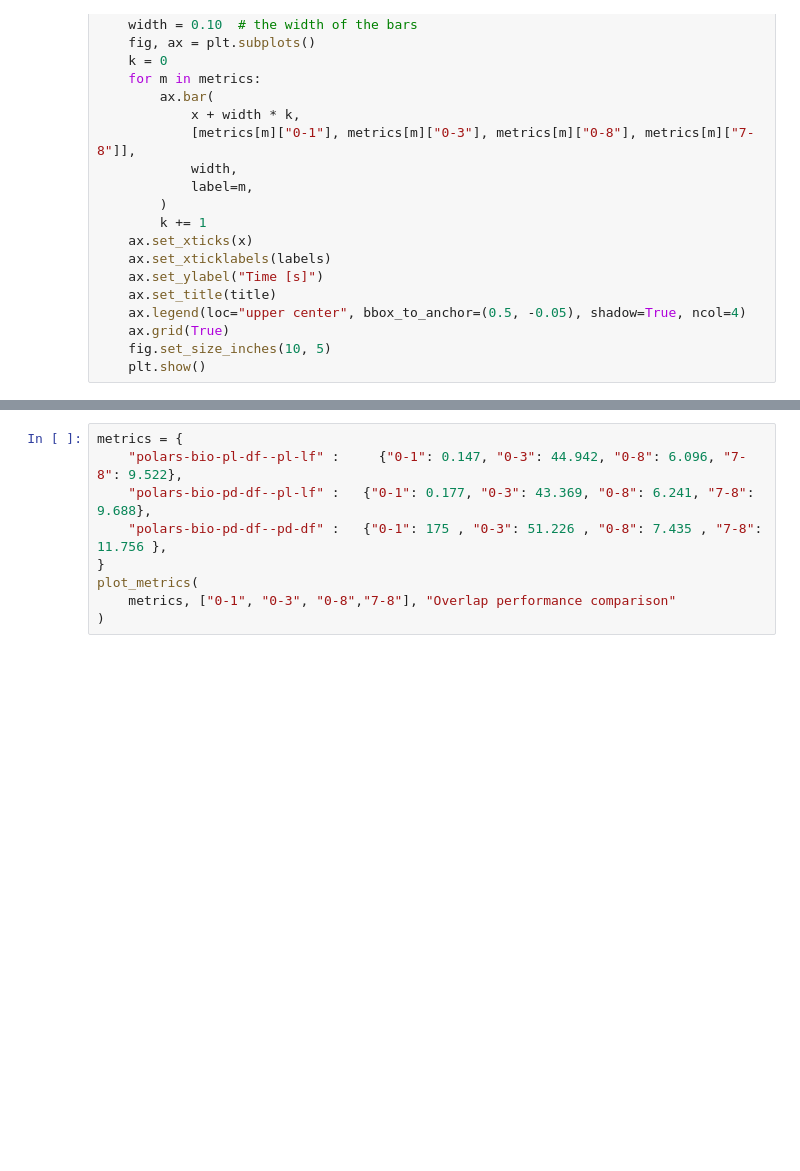
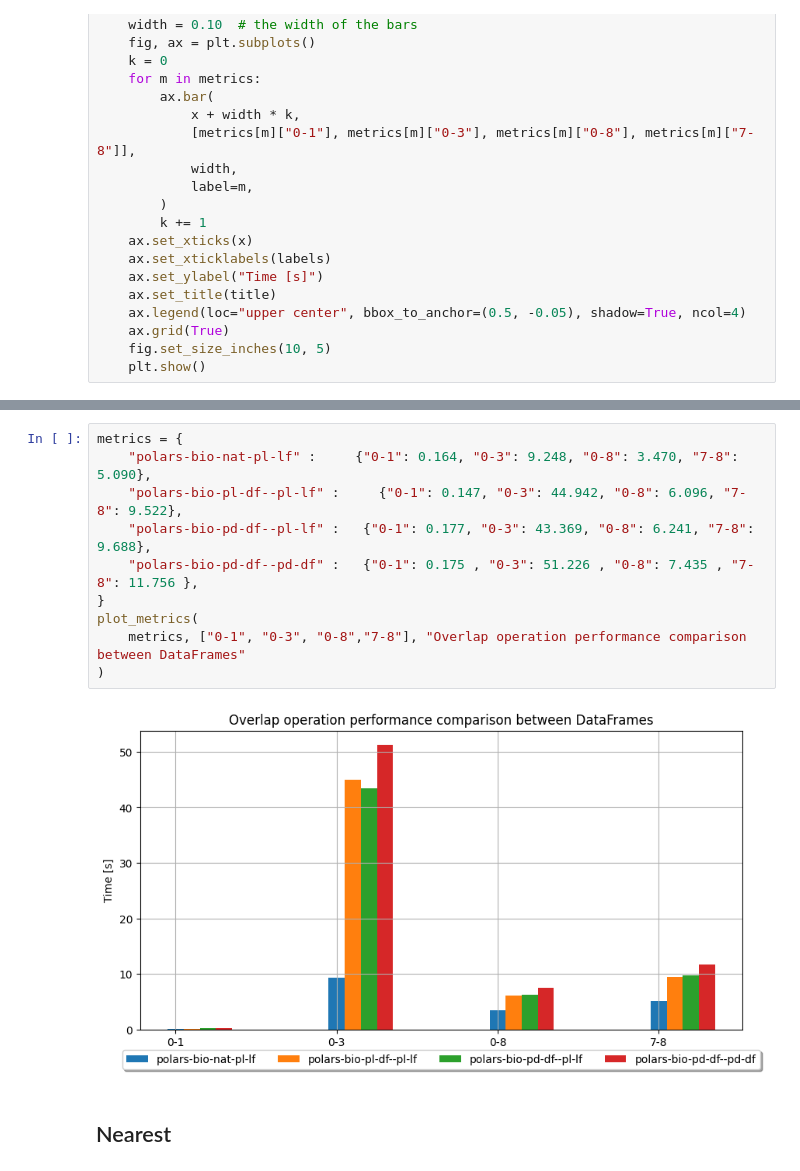
Before and after one commit to zkeram/polars-bio, a Jupyter notebook: benchmark/run_bench.ipynb, the cells around one changed output, grey strips where cells are left out. Saved outputs shown, nothing was run; the diff lists cells and outputs as text; blank space fills up the shorter version.

```diff
--- a/benchmark/run_bench.ipynb
+++ b/benchmark/run_bench.ipynb
@@ -177,9 +203,14 @@ plot_metrics(
 # %%
 metrics = {
+    "polars-bio-nat-pl-lf" :     {"0-1": 0.164, "0-3": 9.248, "0-8": 3.470, "7-8": 5.090},
     "polars-bio-pl-df--pl-lf" :     {"0-1": 0.147, "0-3": 44.942, "0-8": 6.096, "7-8": 9.522},
     "polars-bio-pd-df--pl-lf" :   {"0-1": 0.177, "0-3": 43.369, "0-8": 6.241, "7-8": 9.688},
-    "polars-bio-pd-df--pd-df" :   {"0-1": 175 , "0-3": 51.226 , "0-8": 7.435 , "7-8": 11.756 },
+    "polars-bio-pd-df--pd-df" :   {"0-1": 0.175 , "0-3": 51.226 , "0-8": 7.435 , "7-8": 11.756 },
 }
 plot_metrics(
-    metrics, ["0-1", "0-3", "0-8","7-8"], "Overlap performance comparison"
+    metrics, ["0-1", "0-3", "0-8","7-8"], "Overlap operation performance comparison between DataFrames"
 )
+# %% [output]
+[figure, added]
+# %% [markdown]
+## Nearest
```
Also changed, not shown: parts of 29 cells of this notebook, 32 other files.
